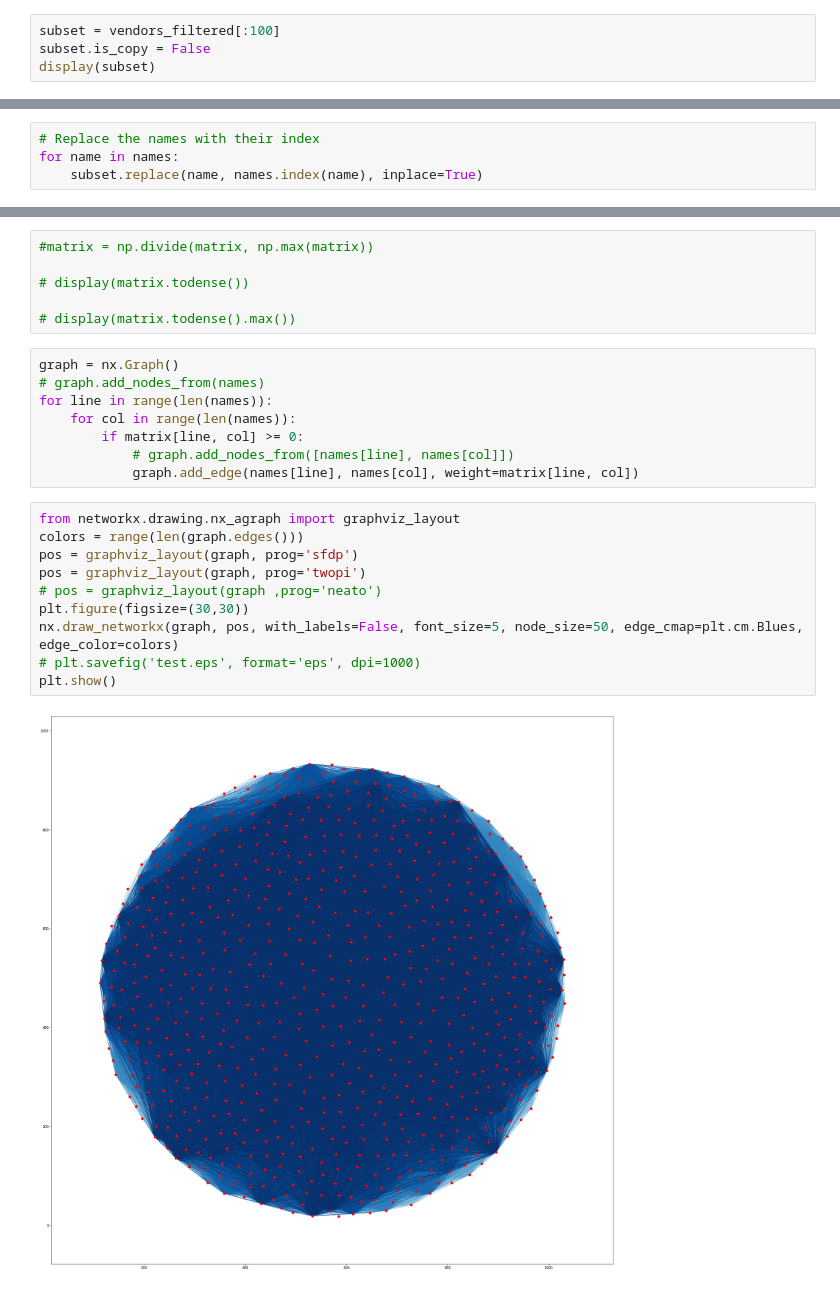
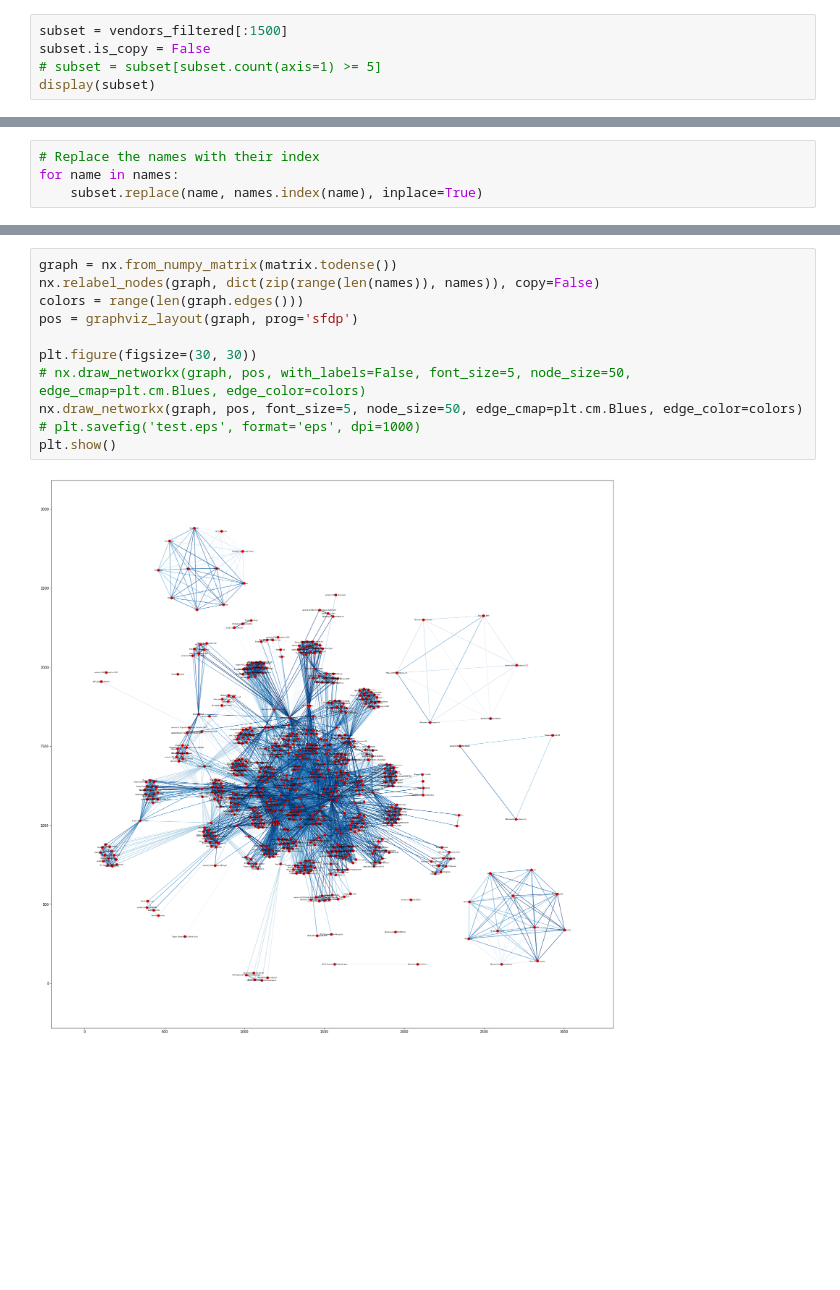
Before and after one commit to joaogodinho/thesis, a Jupyter notebook: 4 - Malware names.ipynb, the cells around one changed output, grey strips where cells are left out. Saved outputs shown, nothing was run; the diff lists cells and outputs as text; blank space fills up the shorter version.

Commit message:
Updates to names.

```diff
--- a/4 - Malware names.ipynb
+++ b/4 - Malware names.ipynb
@@ -129,8 +130,9 @@ vendors_filtered = vendors_filtered.set_index('link')
 # %% [markdown]
 Build the name graph
 # %%
-subset = vendors_filtered[:100]
+subset = vendors_filtered[:1500]
 subset.is_copy = False
+# subset = subset[subset.count(axis=1) >= 5]
 display(subset)
 # %% [output]
 |  | Rising | NANO-Antivirus | Microsoft | VBA32 | TrendMicro | Comodo | AhnLab-V3 | Panda | Malwarebytes | ... |
@@ -173,29 +251,16 @@ for idx, sample in subset.iterrows():
     values = map(int, sample.dropna().values)
     for i, j in itertools.combinations(values, 2):
         matrix[i, j] += 1
-# %%
-#matrix = np.divide(matrix, np.max(matrix))
-
-# display(matrix.todense())
-
-# display(matrix.todense().max())
-# %%
-graph = nx.Graph()
-# graph.add_nodes_from(names)
-for line in range(len(names)):
-    for col in range(len(names)):
-        if matrix[line, col] >= 0:
-            # graph.add_nodes_from([names[line], names[col]])
-            graph.add_edge(names[line], names[col], weight=matrix[line, col])
 # %%
-from networkx.drawing.nx_agraph import graphviz_layout
+graph = nx.from_numpy_matrix(matrix.todense())
+nx.relabel_nodes(graph, dict(zip(range(len(names)), names)), copy=False)
 colors = range(len(graph.edges()))
 pos = graphviz_layout(graph, prog='sfdp')
-pos = graphviz_layout(graph, prog='twopi')
-# pos = graphviz_layout(graph ,prog='neato')
-plt.figure(figsize=(30,30))
-nx.draw_networkx(graph, pos, with_labels=False, font_size=5, node_size=50, edge_cmap=plt.cm.Blues, edge_color=colors)
+
+plt.figure(figsize=(30, 30))
+# nx.draw_networkx(graph, pos, with_labels=False, font_size=5, node_size=50, edge_cmap=plt.cm.Blues, edge_color=colors)
+nx.draw_networkx(graph, pos, font_size=5, node_size=50, edge_cmap=plt.cm.Blues, edge_color=colors)
 # plt.savefig('test.eps', format='eps', dpi=1000)
 plt.show()
 # %% [output]
-[figure, old version]
+[figure, new version]
```
Also changed, not shown: parts of 9 cells of this notebook.
